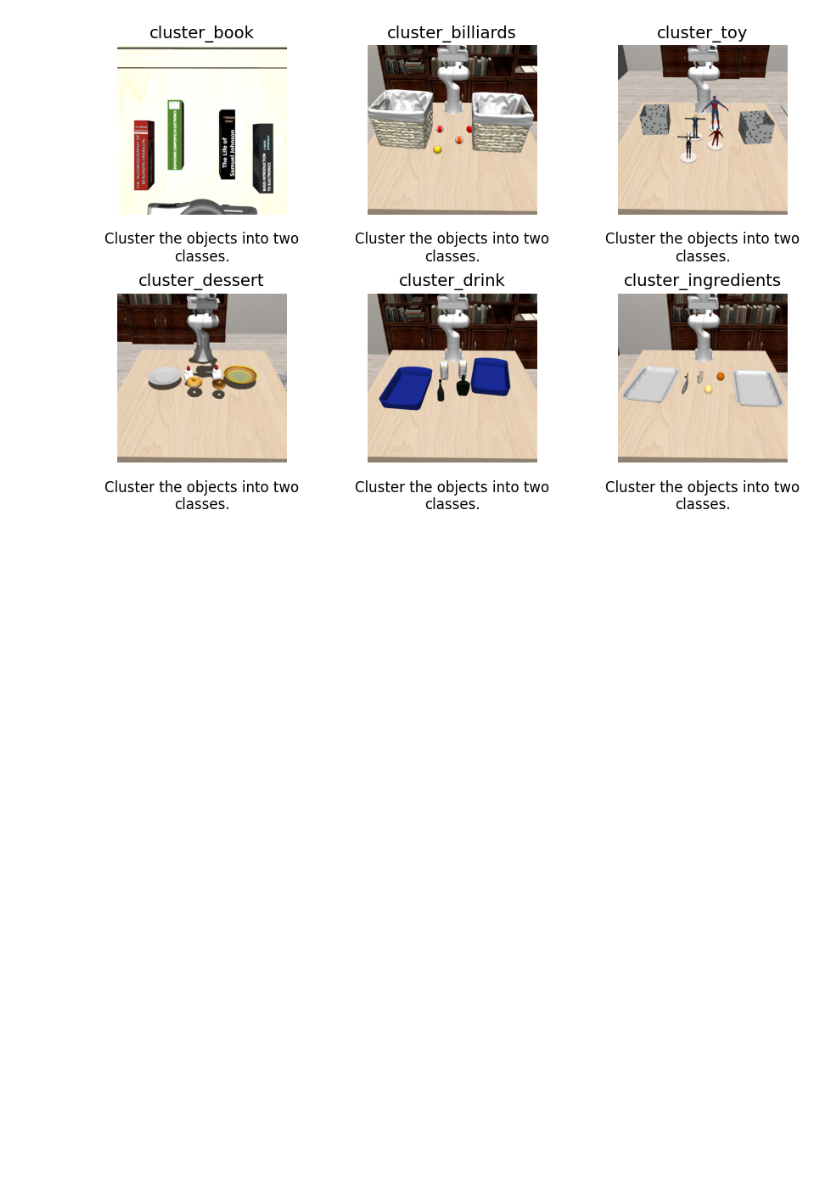
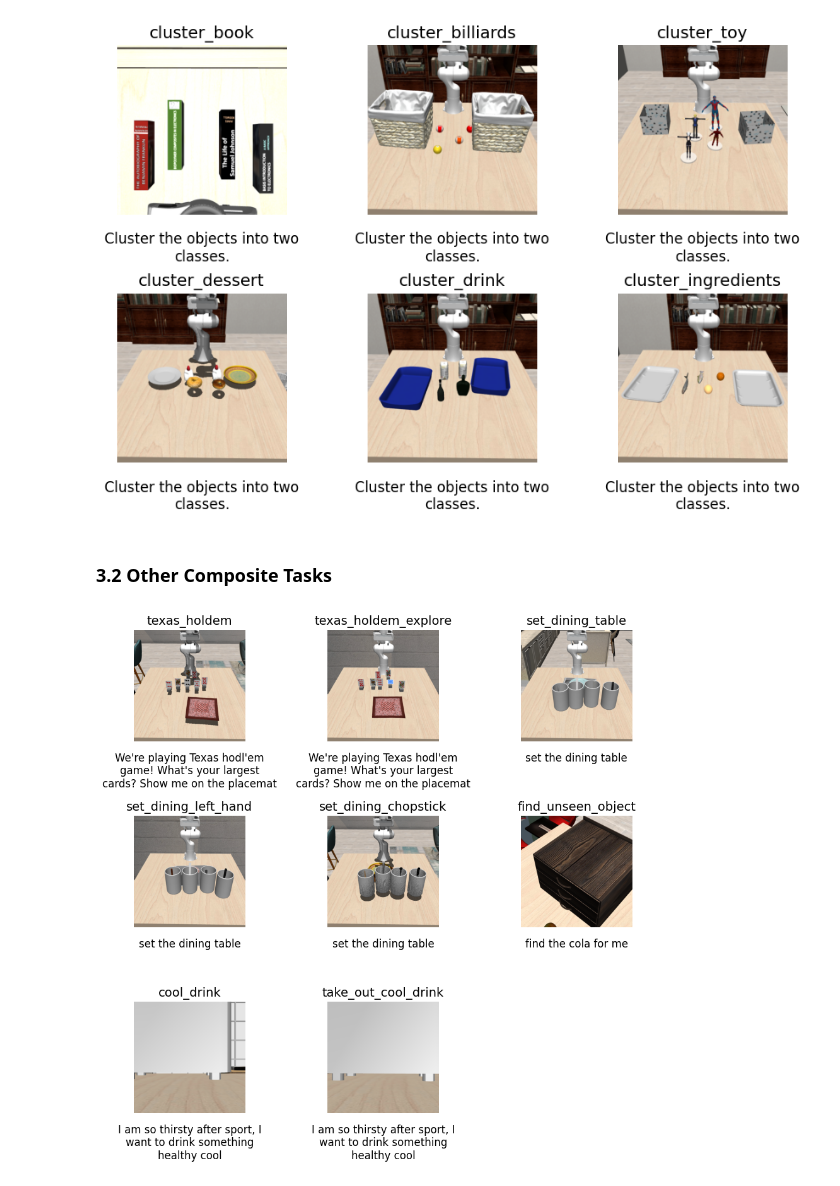
Before and after one commit to stfntbkv/Robotic-Simulation-GATE, a Jupyter notebook: tutorials/1.load_task.ipynb, the cells around one changed output. Saved outputs shown, nothing was run; the diff lists cells and outputs as text; code cells hidden in the pictures; blank space fills up the shorter version.

```diff
--- a/tutorials/1.load_task.ipynb
+++ b/tutorials/1.load_task.ipynb
@@ -109,3 +115,15 @@ for task in tasks_to_load:
 plot_images(images, instructions, titles=tasks_to_load, max_columns=3)
 # %% [output]
 [figure]
+# %% [markdown]
+### 3.2 Other Composite Tasks
+# %%
+tasks_to_load = ["texas_holdem", "texas_holdem_explore", "set_dining_table", "set_dining_left_hand", "set_dining_chopstick", "find_unseen_object", "cool_drink", "take_out_cool_drink"]
+images, instructions = [], []
+for task in tasks_to_load:
+    image, instruction = load_env_and_render(task, robot, reset_wait_step=0)
+    images.append(image)
+    instructions.append(instruction)
+plot_images(images, instructions, titles=tasks_to_load, max_columns=3)
+# %% [output]
+[figure, added]
```
Also changed, not shown: parts of 3 cells of this notebook, 6 other files.
